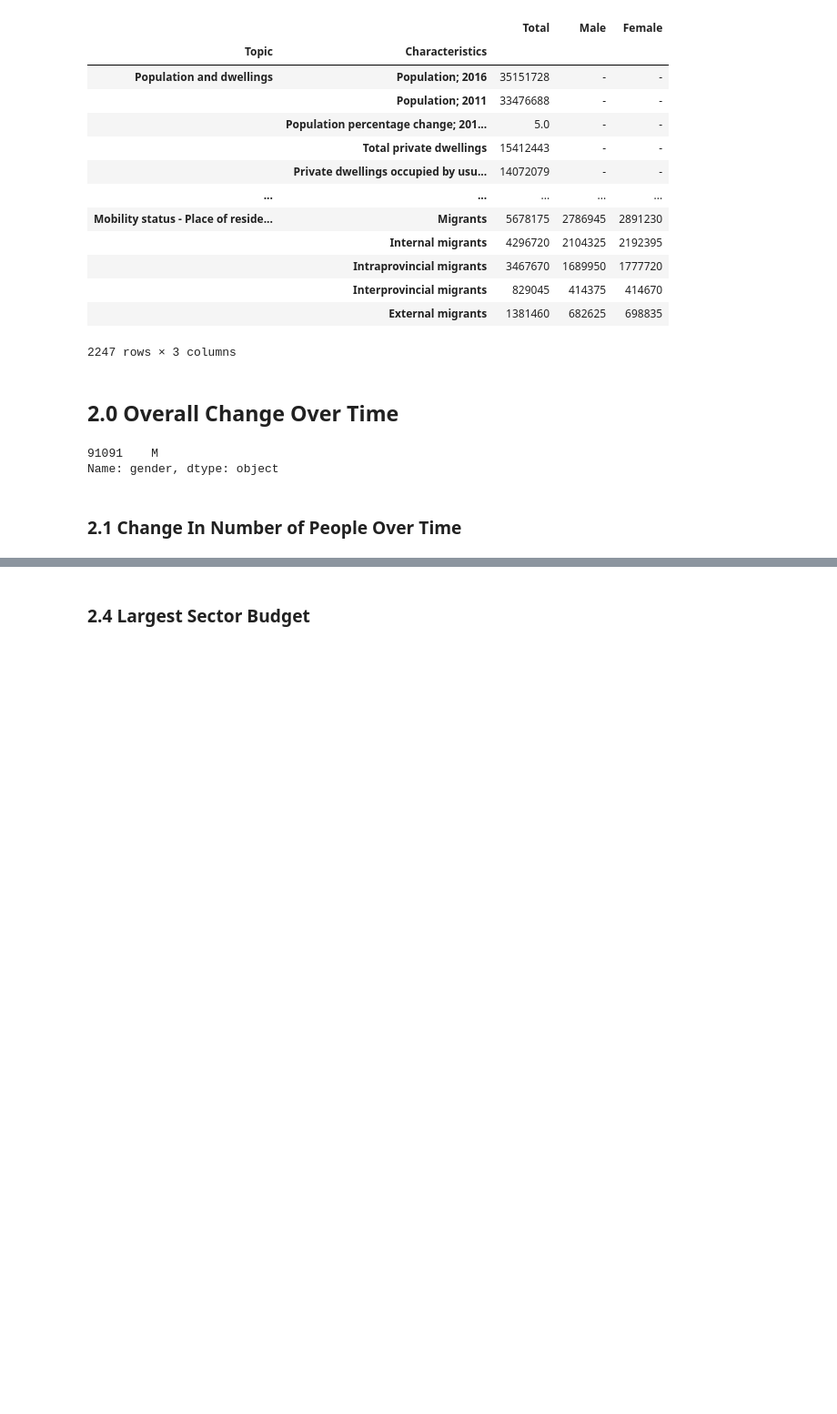
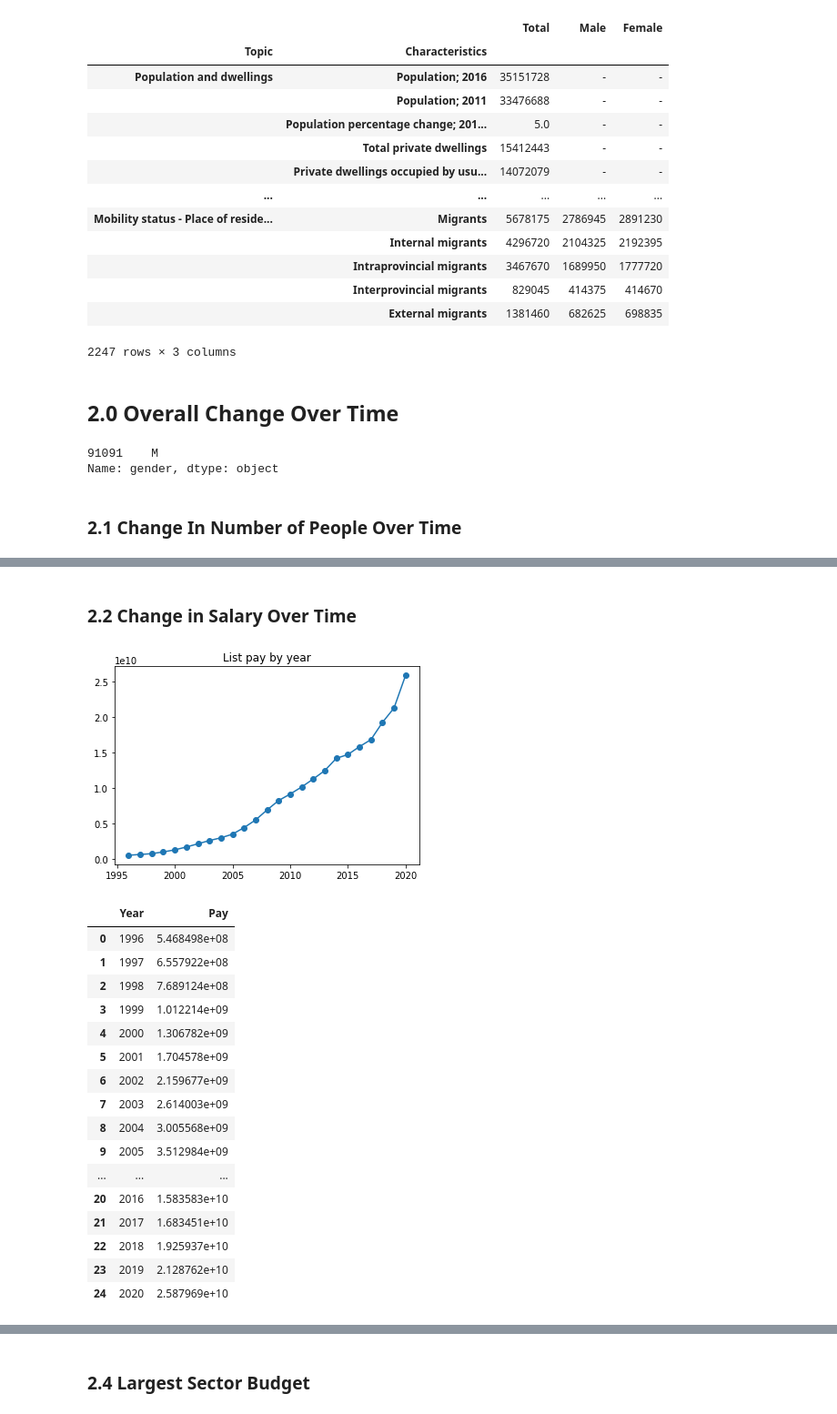
Before and after one commit to sunshinesquad/sunshine-report, a Jupyter notebook: Sunshine List.ipynb, the cells around one changed output, grey strips where cells are left out. Shown at 91% size. Cells and saved outputs as stored; diff of their text form; code cells hidden in the pictures; blank space fills up the shorter version.

Commit message:
Started parts 2.2 and 2.3
Wrote the graphs for part 2.2 and 2.3, unsure if the graphs are correct as the pay and count graphs look very similar

```diff
--- a/Sunshine List.ipynb
+++ b/Sunshine List.ipynb
@@ -390,0 +409,31 @@ plt.show()
+# %% [markdown]
+### 2.2 Change in Salary Over Time
+# %%
+# Make a dataframe of the years and numbers of entries
+all_pay = df_sunshine.groupby("Calendar Year").sum().reset_index()
+all_pay.columns = ["Year", "Pay"]
+
+# Plot a line graph that shows the number of entries per year
+plt.plot(all_pay["Year"], all_pay["Pay"], marker="o")
+plt.title("List pay by year")
+plt.show()
+all_pay
+# %% [output]
+[figure, added]
+|  | Year | Pay |
+| 0 | 1996 | 5.468498e+08 |
+| 1 | 1997 | 6.557922e+08 |
+| 2 | 1998 | 7.689124e+08 |
+| 3 | 1999 | 1.012214e+09 |
+| 4 | 2000 | 1.306782e+09 |
+| 5 | 2001 | 1.704578e+09 |
+| 6 | 2002 | 2.159677e+09 |
+| 7 | 2003 | 2.614003e+09 |
+| 8 | 2004 | 3.005568e+09 |
+| 9 | 2005 | 3.512984e+09 |
+| ... | ... | ... |
+| 20 | 2016 | 1.583583e+10 |
+| 21 | 2017 | 1.683451e+10 |
+| 22 | 2018 | 1.925937e+10 |
+| 23 | 2019 | 2.128762e+10 |
+| 24 | 2020 | 2.587969e+10 |
```
Also changed, not shown: parts of 6 cells of this notebook.
